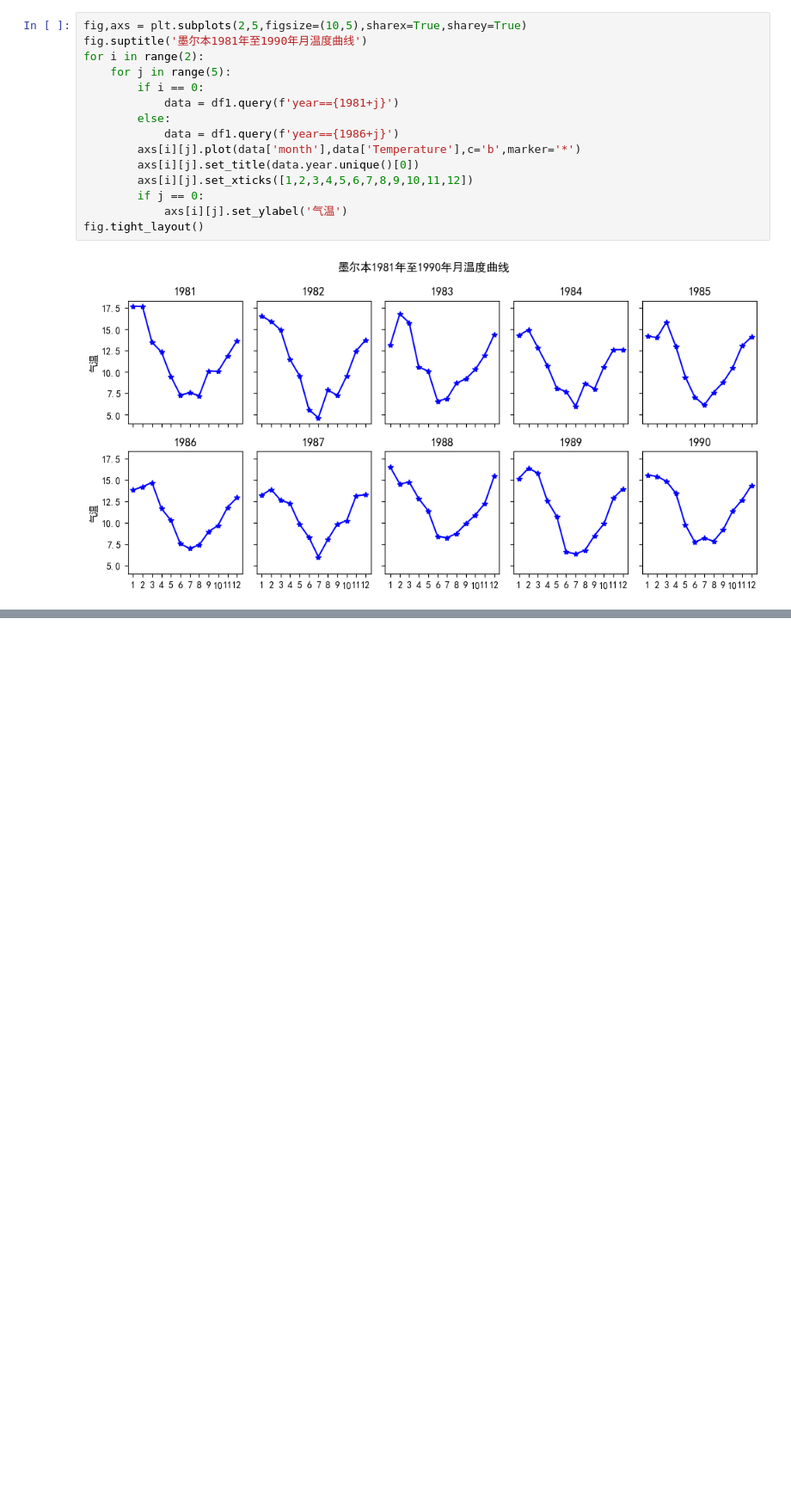
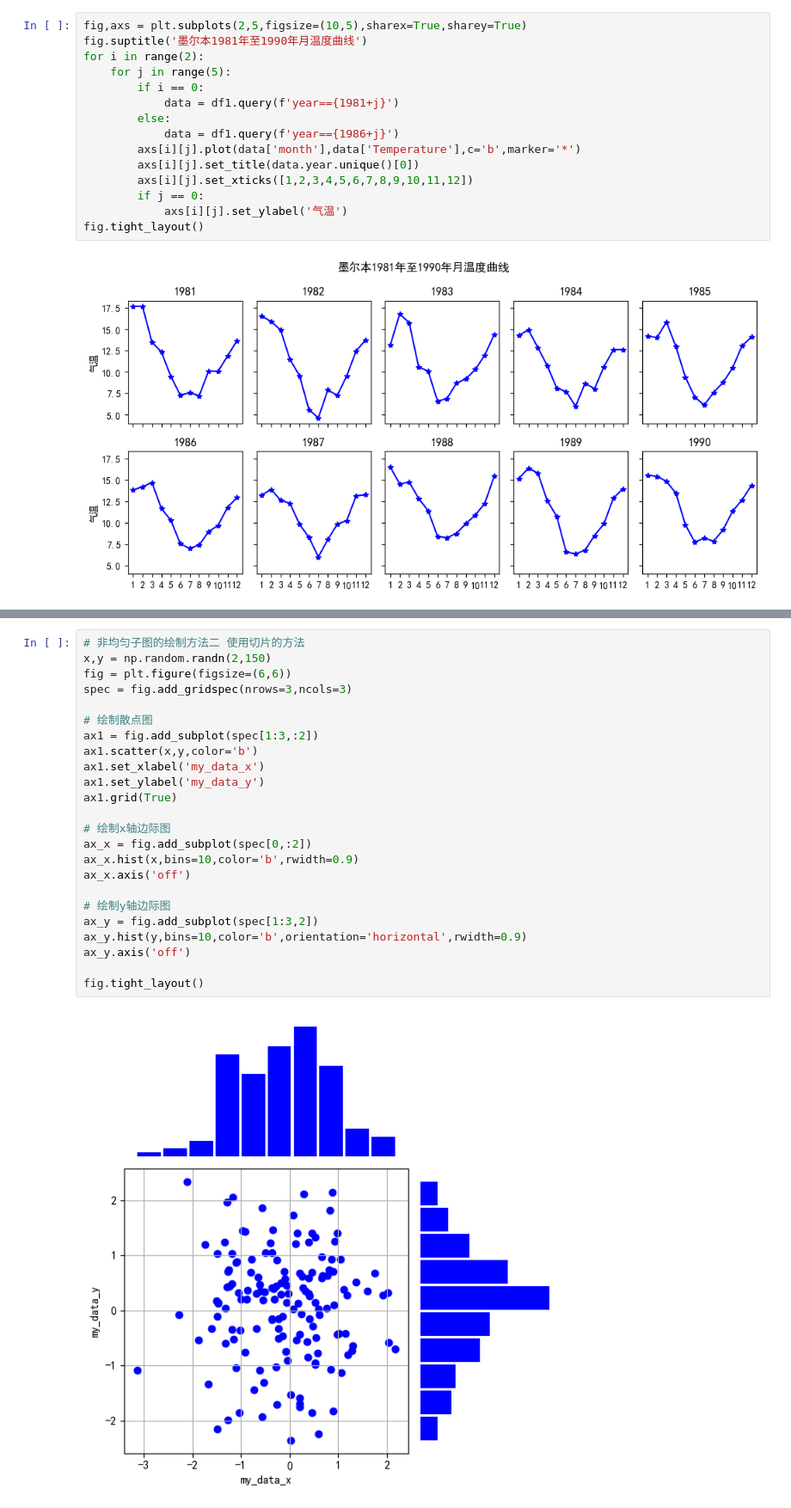
Before and after one commit to GGuo888/fantastic-matplotlib, a Jupyter notebook: practice/day03.ipynb, the cells around one changed output, grey strips where cells are left out. Shown at 86% size. Drawn from its saved outputs; the diff is of its cells as text; blank space fills up the shorter version.

```diff
--- a/practice/day03.ipynb
+++ b/practice/day03.ipynb
@@ -211,0 +220,26 @@ fig.tight_layout()
+# %%
+# 非均匀子图的绘制方法二 使用切片的方法
+x,y = np.random.randn(2,150)
+fig = plt.figure(figsize=(6,6))
+spec = fig.add_gridspec(nrows=3,ncols=3)
+
+# 绘制散点图
+ax1 = fig.add_subplot(spec[1:3,:2])
+ax1.scatter(x,y,color='b')
+ax1.set_xlabel('my_data_x')
+ax1.set_ylabel('my_data_y')
+ax1.grid(True)
+
+# 绘制x轴边际图
+ax_x = fig.add_subplot(spec[0,:2])
+ax_x.hist(x,bins=10,color='b',rwidth=0.9)
+ax_x.axis('off')
+
+# 绘制y轴边际图
+ax_y = fig.add_subplot(spec[1:3,2])
+ax_y.hist(y,bins=10,color='b',orientation='horizontal',rwidth=0.9)
+ax_y.axis('off')
+
+fig.tight_layout()
+# %% [output]
+[figure, added]
```
Also changed, not shown: parts of 4 cells of this notebook, 1 other file.
